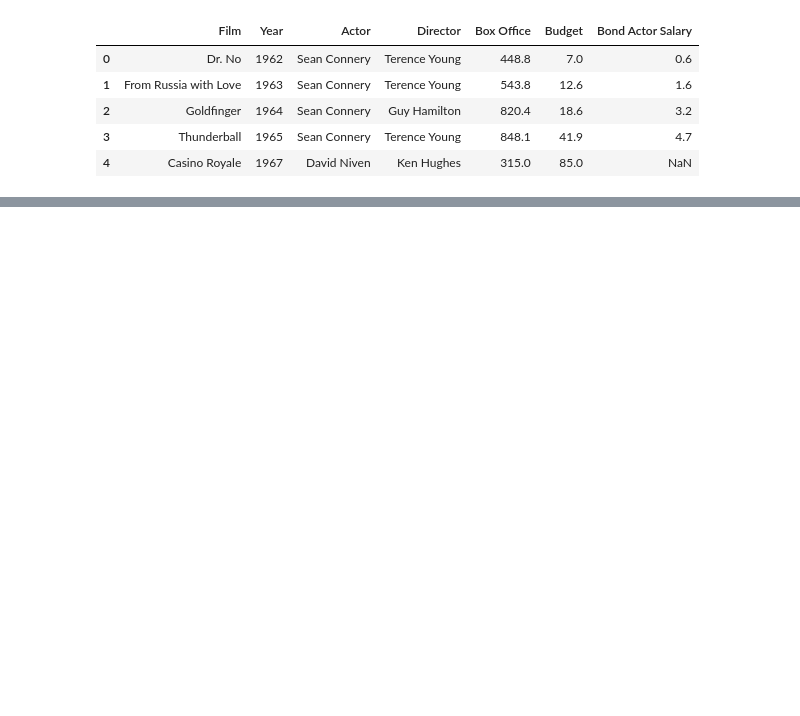
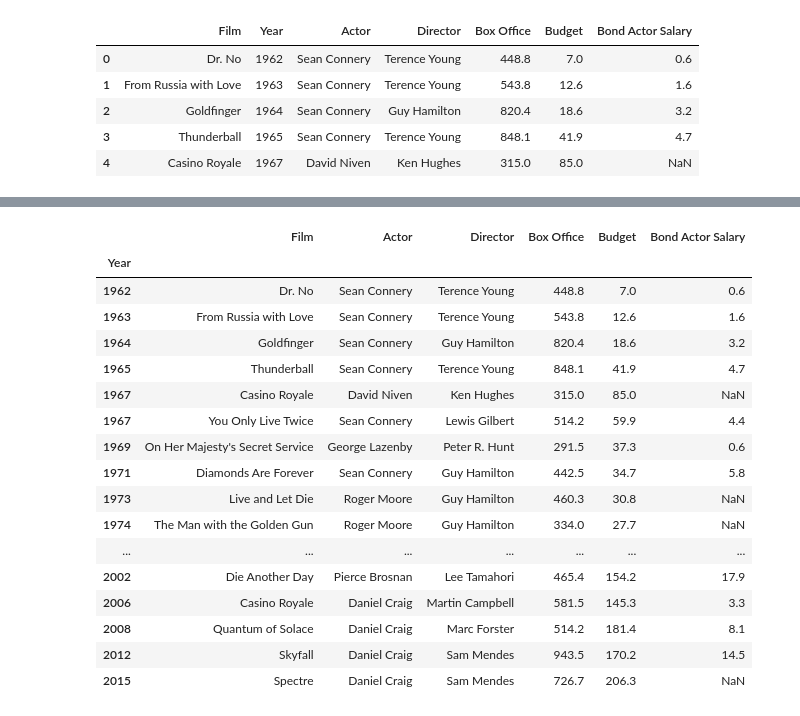
Before and after one commit to bcarmoai/Colab, a Jupyter notebook: Boris_course_code_Chapter_6_(BC).ipynb, the cells around one changed output, grey strips where cells are left out. Saved outputs shown, nothing was run; the diff lists cells and outputs as text; code cells hidden in the pictures; blank space fills up the shorter version.

```diff
--- a/Boris_course_code_Chapter_6_(BC).ipynb
+++ b/Boris_course_code_Chapter_6_(BC).ipynb
@@ -15,0 +69,21 @@ bond.head()
+# %%
+bond.reset_index().set_index("Year")
+# %% [output]
+|  | Film | Actor | Director | Box Office | Budget | Bond Actor Salary |
+| Year |  |  |  |  |  |  |
+| 1962 | Dr. No | Sean Connery | Terence Young | 448.8 | 7.0 | 0.6 |
+| 1963 | From Russia with Love | Sean Connery | Terence Young | 543.8 | 12.6 | 1.6 |
+| 1964 | Goldfinger | Sean Connery | Guy Hamilton | 820.4 | 18.6 | 3.2 |
+| 1965 | Thunderball | Sean Connery | Terence Young | 848.1 | 41.9 | 4.7 |
+| 1967 | Casino Royale | David Niven | Ken Hughes | 315.0 | 85.0 | NaN |
+| 1967 | You Only Live Twice | Sean Connery | Lewis Gilbert | 514.2 | 59.9 | 4.4 |
+| 1969 | On Her Majesty's Secret Service | George Lazenby | Peter R. Hunt | 291.5 | 37.3 | 0.6 |
+| 1971 | Diamonds Are Forever | Sean Connery | Guy Hamilton | 442.5 | 34.7 | 5.8 |
+| 1973 | Live and Let Die | Roger Moore | Guy Hamilton | 460.3 | 30.8 | NaN |
+| 1974 | The Man with the Golden Gun | Roger Moore | Guy Hamilton | 334.0 | 27.7 | NaN |
+| ... | ... | ... | ... | ... | ... | ... |
+| 2002 | Die Another Day | Pierce Brosnan | Lee Tamahori | 465.4 | 154.2 | 17.9 |
+| 2006 | Casino Royale | Daniel Craig | Martin Campbell | 581.5 | 145.3 | 3.3 |
+| 2008 | Quantum of Solace | Daniel Craig | Marc Forster | 514.2 | 181.4 | 8.1 |
+| 2012 | Skyfall | Daniel Craig | Sam Mendes | 943.5 | 170.2 | 14.5 |
+| 2015 | Spectre | Daniel Craig | Sam Mendes | 726.7 | 206.3 | NaN |
```
Also changed, not shown: parts of 26 cells of this notebook.
